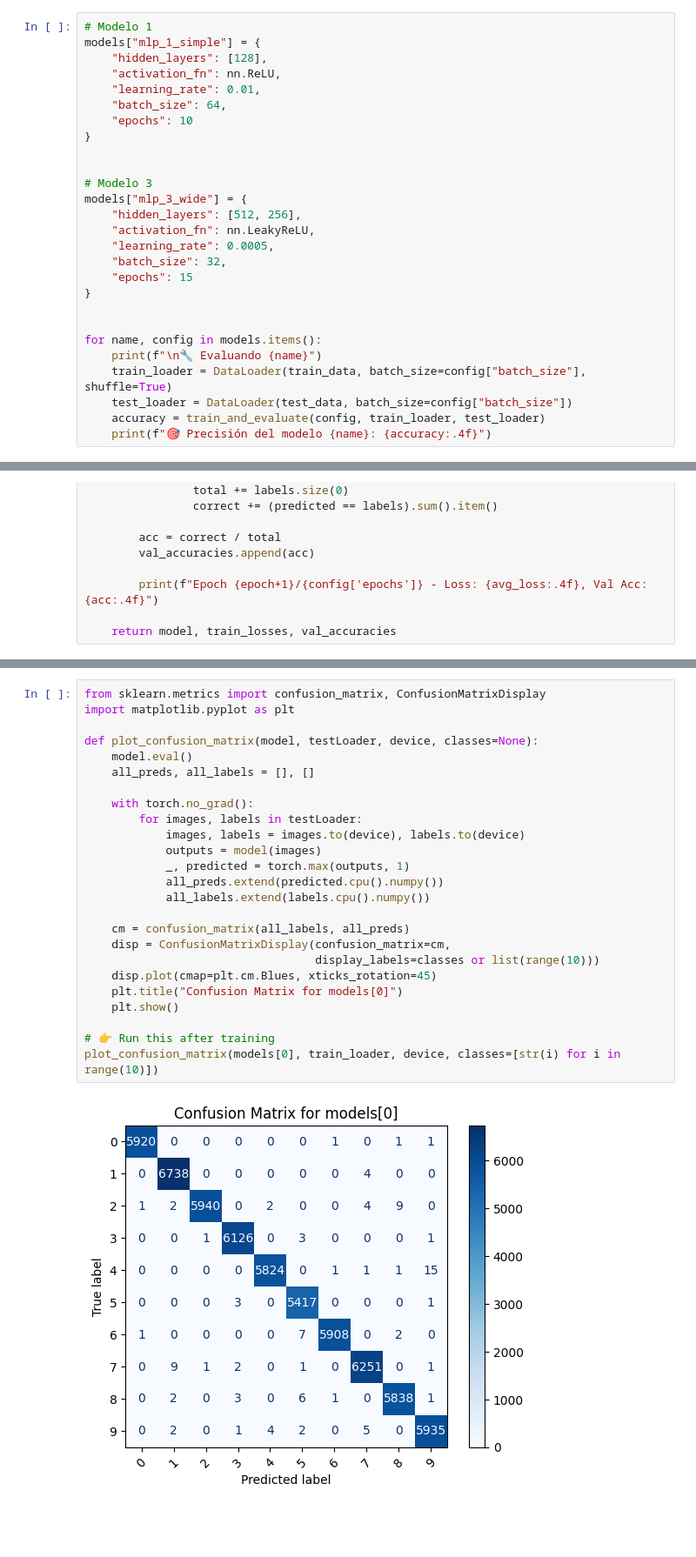
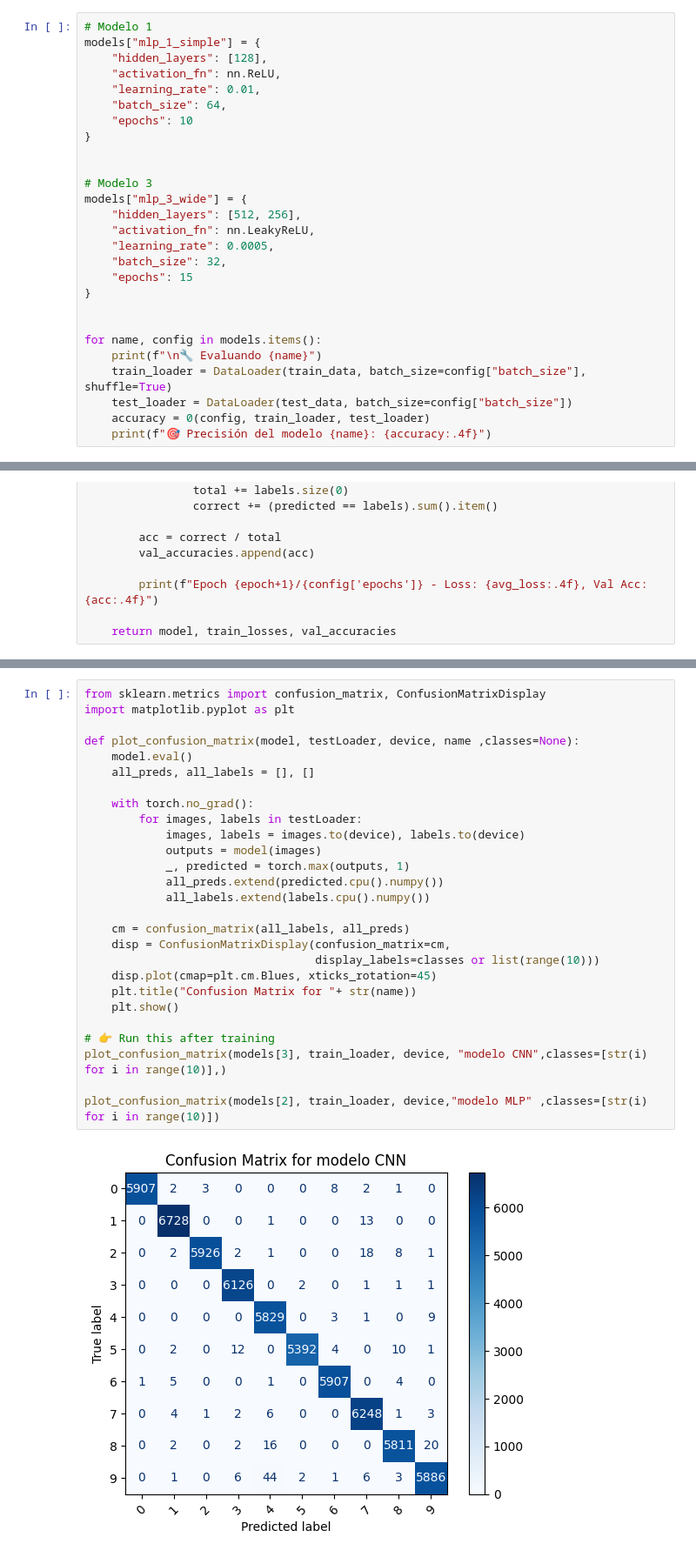
Before and after one commit to JosueSay/labs_dl, a Jupyter notebook: lab3/lab3.ipynb, the cells around one changed output, grey strips where cells are left out. Shown at 87% size. Cells and saved outputs as stored; diff of their text form; blank space fills up the shorter version.

```diff
--- a/lab3/lab3.ipynb
+++ b/lab3/lab3.ipynb
@@ -366,7 +366,7 @@ for name, config in models.items():
     print(f"\n🔧 Evaluando {name}")
     train_loader = DataLoader(train_data, batch_size=config["batch_size"], shuffle=True)
     test_loader = DataLoader(test_data, batch_size=config["batch_size"])
-    accuracy = train_and_evaluate(config, train_loader, test_loader)
+    accuracy = 0(config, train_loader, test_loader)
     print(f"🎯 Precisión del modelo {name}: {accuracy:.4f}")
 # %% [output]
 🔧 Evaluando mlp_1_simple
@@ -867,27 +787,29 @@ Accuracy: 0.9813
 # %%
 from sklearn.metrics import confusion_matrix, ConfusionMatrixDisplay
 import matplotlib.pyplot as plt
 
-def plot_confusion_matrix(model, testLoader, device, classes=None):
+def plot_confusion_matrix(model, testLoader, device, name ,classes=None):
     model.eval()
     all_preds, all_labels = [], []
 
     with torch.no_grad():
         for images, labels in testLoader:
             images, labels = images.to(device), labels.to(device)
             outputs = model(images)
             _, predicted = torch.max(outputs, 1)
             all_preds.extend(predicted.cpu().numpy())
             all_labels.extend(labels.cpu().numpy())
 
     cm = confusion_matrix(all_labels, all_preds)
     disp = ConfusionMatrixDisplay(confusion_matrix=cm,
                                   display_labels=classes or list(range(10)))
     disp.plot(cmap=plt.cm.Blues, xticks_rotation=45)
-    plt.title("Confusion Matrix for models[0]")
+    plt.title("Confusion Matrix for "+ str(name))
     plt.show()
 
 # 👉 Run this after training
-plot_confusion_matrix(models[0], train_loader, device, classes=[str(i) for i in range(10)])
+plot_confusion_matrix(models[3], train_loader, device, "modelo CNN",classes=[str(i) for i in range(10)],)
+
+plot_confusion_matrix(models[2], train_loader, device,"modelo MLP" ,classes=[str(i) for i in range(10)])
 # %% [output]
-[figure, old version]
+[figure, new version]
```
Also changed, not shown: parts of 3 cells of this notebook.
